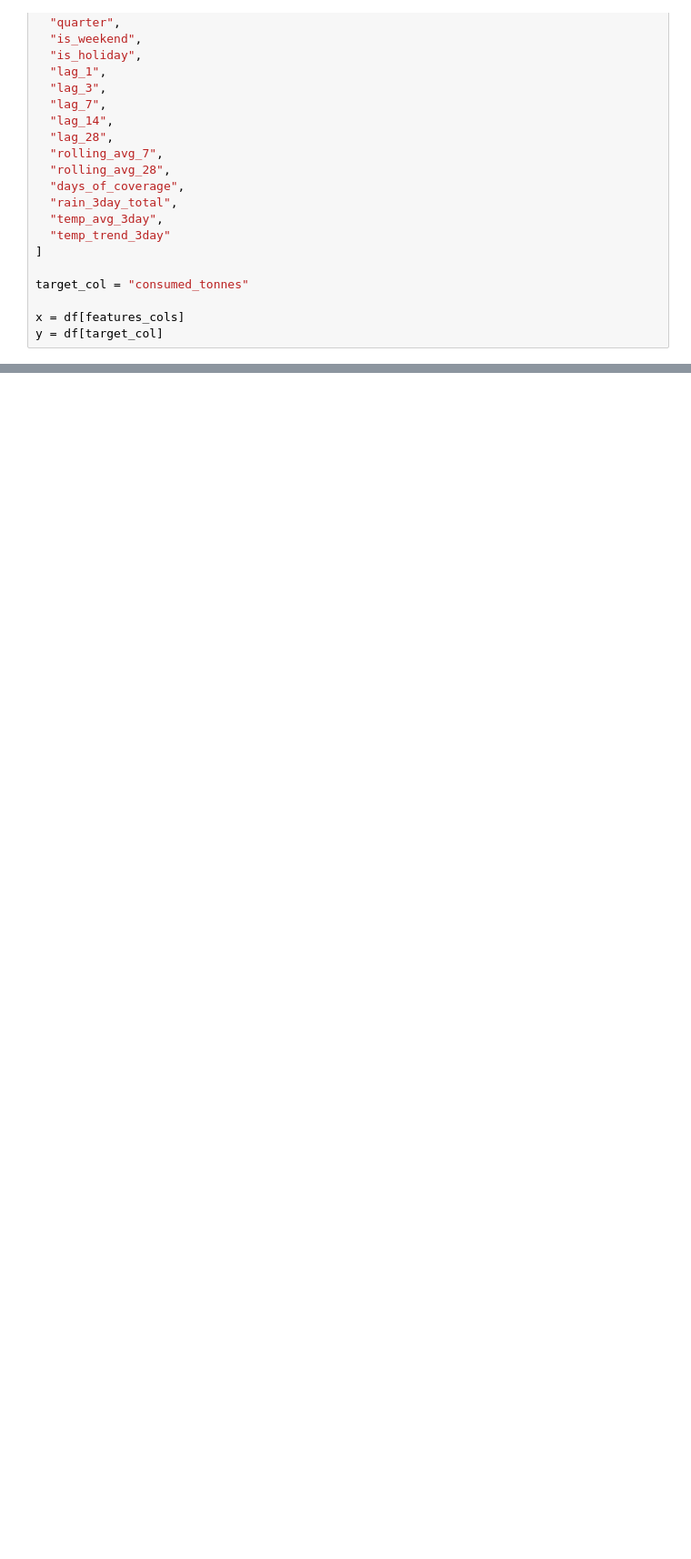
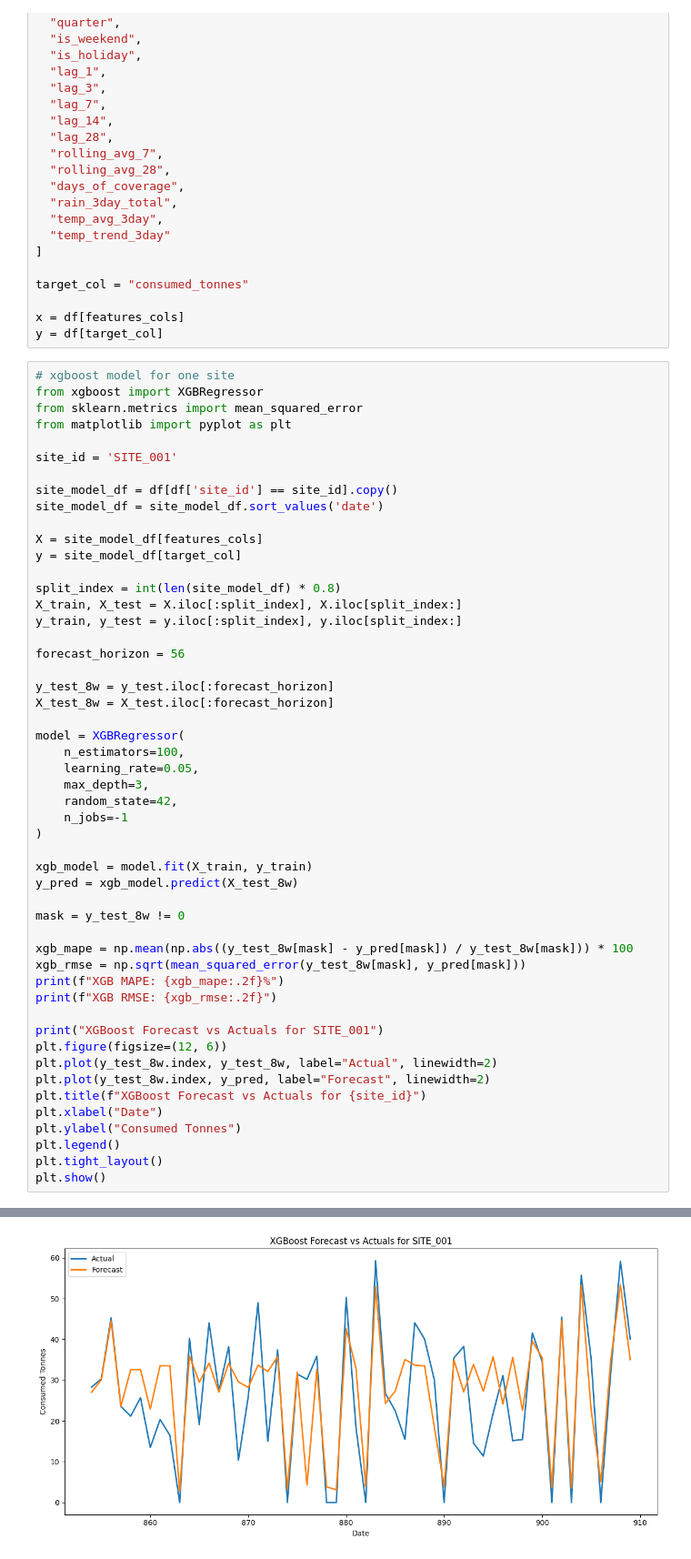
Before and after one commit to WhizIkem/MIG_Cement, a Jupyter notebook: notebooks/04_feature_engineering2.ipynb, the cells around one changed output, grey strips where cells are left out. Shown at 91% size. Cells and saved outputs as stored; diff of their text form; blank space fills up the shorter version.

Commit message:
featured engineered xgboost model

```diff
--- a/notebooks/04_feature_engineering2.ipynb
+++ b/notebooks/04_feature_engineering2.ipynb
@@ -154,3 +154,55 @@ target_col = "consumed_tonnes"
 
 x = df[features_cols]
 y = df[target_col]
+# %%
+# xgboost model for one site
+from xgboost import XGBRegressor
+from sklearn.metrics import mean_squared_error
+from matplotlib import pyplot as plt
+
+site_id = 'SITE_001'
+
+site_model_df = df[df['site_id'] == site_id].copy()
+site_model_df = site_model_df.sort_values('date')
+
+X = site_model_df[features_cols]
+y = site_model_df[target_col]
+
+split_index = int(len(site_model_df) * 0.8)
+X_train, X_test = X.iloc[:split_index], X.iloc[split_index:]
+y_train, y_test = y.iloc[:split_index], y.iloc[split_index:]
+
+forecast_horizon = 56
+
+y_test_8w = y_test.iloc[:forecast_horizon]
+X_test_8w = X_test.iloc[:forecast_horizon]
+
+model = XGBRegressor(
+    n_estimators=100,
+    learning_rate=0.05,
+    max_depth=3,
+    random_state=42,
+    n_jobs=-1
+)
+
+xgb_model = model.fit(X_train, y_train)
+y_pred = xgb_model.predict(X_test_8w)
+
+mask = y_test_8w != 0
+
+xgb_mape = np.mean(np.abs((y_test_8w[mask] - y_pred[mask]) / y_test_8w[mask])) * 100
+xgb_rmse = np.sqrt(mean_squared_error(y_test_8w[mask], y_pred[mask]))
+print(f"XGB MAPE: {xgb_mape:.2f}%")
+print(f"XGB RMSE: {xgb_rmse:.2f}")
+
+print("XGBoost Forecast vs Actuals for SITE_001")
+plt.figure(figsize=(12, 6))
+plt.plot(y_test_8w.index, y_test_8w, label="Actual", linewidth=2)
+plt.plot(y_test_8w.index, y_pred, label="Forecast", linewidth=2)
+plt.title(f"XGBoost Forecast vs Actuals for {site_id}")
+plt.xlabel("Date")
+plt.ylabel("Consumed Tonnes")
+plt.legend()
+plt.tight_layout()
+plt.show()
+# %% [output]
@@ -156,0 +212 @@ y = df[target_col]
+[figure, added]
```
Also changed, not shown: parts of 8 cells of this notebook, 1 other file.
